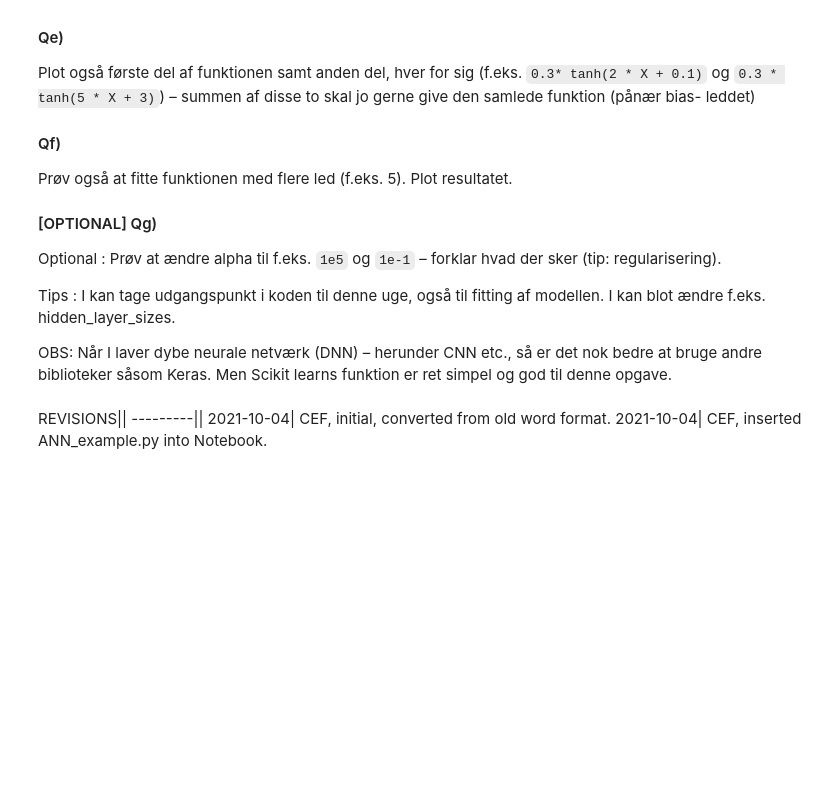
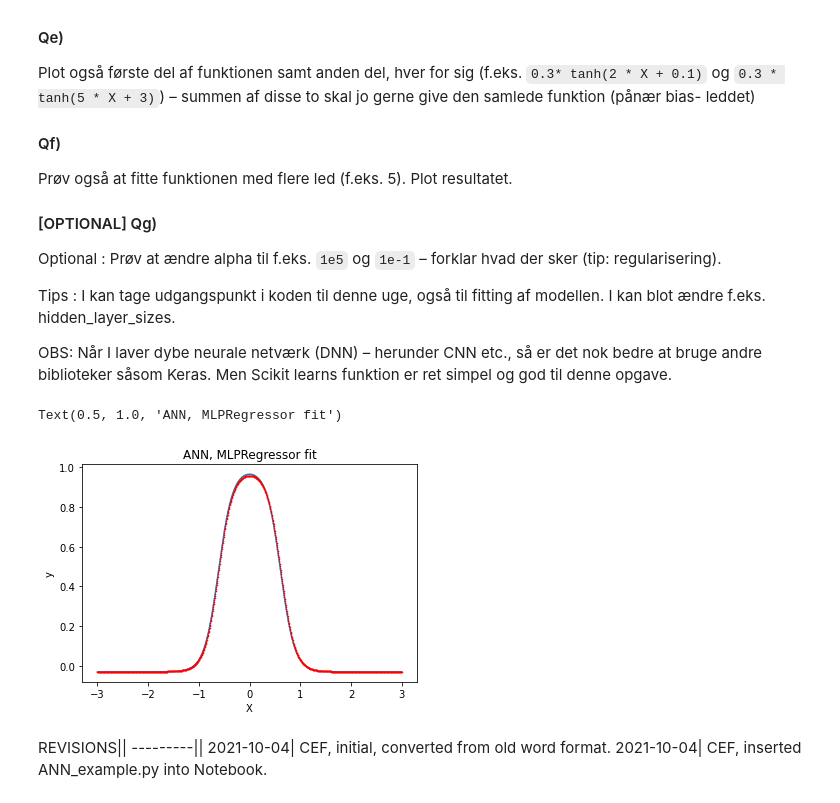
Before and after one commit to MariusHBovbjerg/MAL-opgaver, a Jupyter notebook: Opgaver/L6-opgave/ANN.ipynb, the cells around one changed output. Saved outputs shown, nothing was run; the diff lists cells and outputs as text; code cells hidden in the pictures; blank space fills up the shorter version.

```diff
--- a/Opgaver/L6-opgave/ANN.ipynb
+++ b/Opgaver/L6-opgave/ANN.ipynb
@@ -133,3 +137,15 @@ OBS: Når I laver dybe neurale netværk (DNN) – herunder CNN etc., så er det
+# %%
+# TODO: ANN implemetation..
+
+yplot = -0.51 * np.tanh(-3.56 * X - 2.18) + 0.51 * np.tanh(-3.57 * X + 2.18) - 0.03
+plt.plot(X ,yplot)
+plt.plot(X, mlp.predict(X), 'rx', ms=1)
+plt.xlabel('X')
+plt.ylabel('y')
+plt.title("ANN, MLPRegressor fit")
+# %% [output]
+Text(0.5, 1.0, 'ANN, MLPRegressor fit')
+[figure, added]
 # %% [markdown]
 REVISIONS||
 ---------||
```
Also changed, not shown: parts of 3 cells of this notebook, 2 other files.
